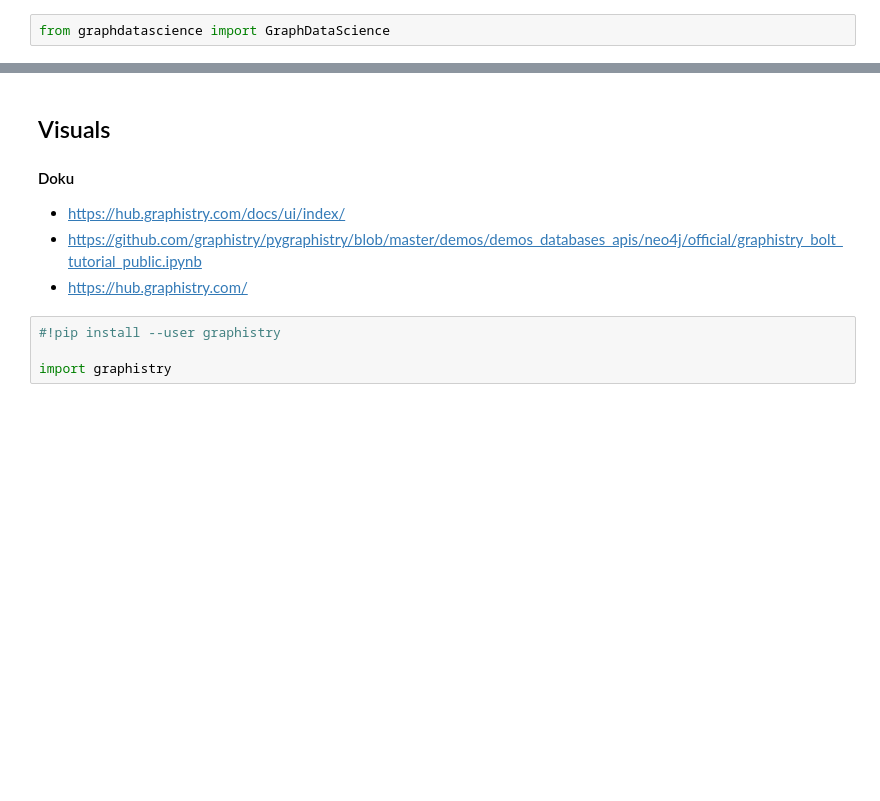
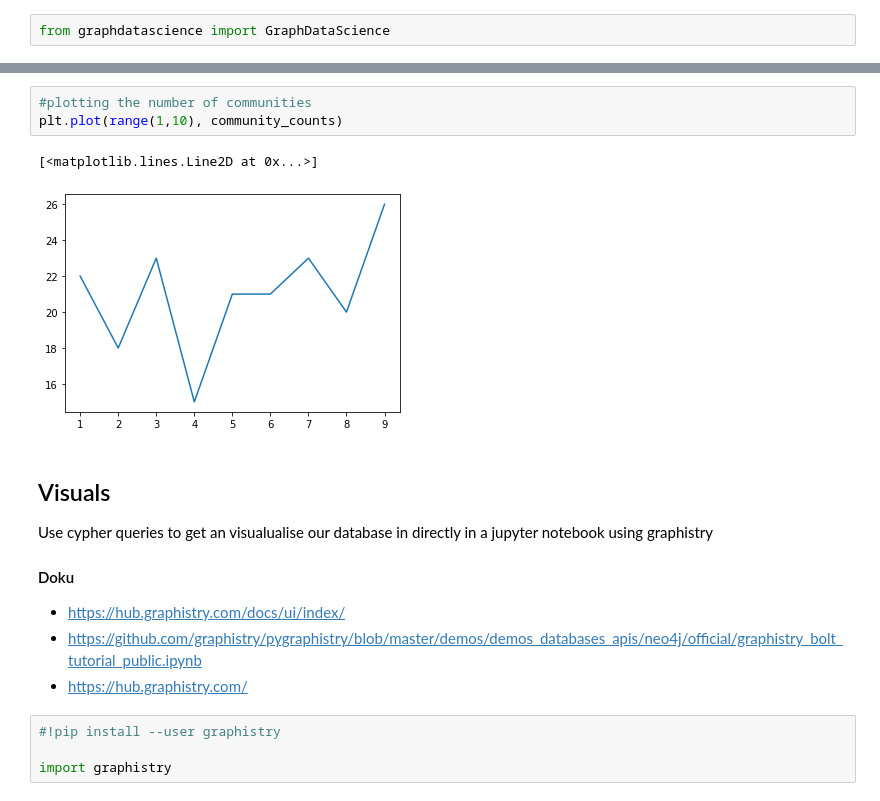
Before and after one commit to Transparency-Information-Language/tilt-graph-analyis, a Jupyter notebook: fake_data.ipynb, the cells around one changed output, grey strips where cells are left out. Drawn from its saved outputs; the diff is of its cells as text; blank space fills up the shorter version.

```diff
--- a/fake_data.ipynb
+++ b/fake_data.ipynb
@@ -256,5 +327,13 @@ plt.hist((res.sort_values(by=['score'], ascending=False))['score'])
+# %%
+#plotting the number of communities
+plt.plot(range(1,10), community_counts)
+# %% [output]
+[<matplotlib.lines.Line2D at 0x...>]
+[figure, added]
 # %% [markdown]
 ## Visuals
+
+Use cypher queries to get an visualualise our database in directly in a jupyter notebook using graphistry
 
 #### Doku
 - https://hub.graphistry.com/docs/ui/index/
```
Also changed, not shown: parts of 11 cells of this notebook, 1 other file.
